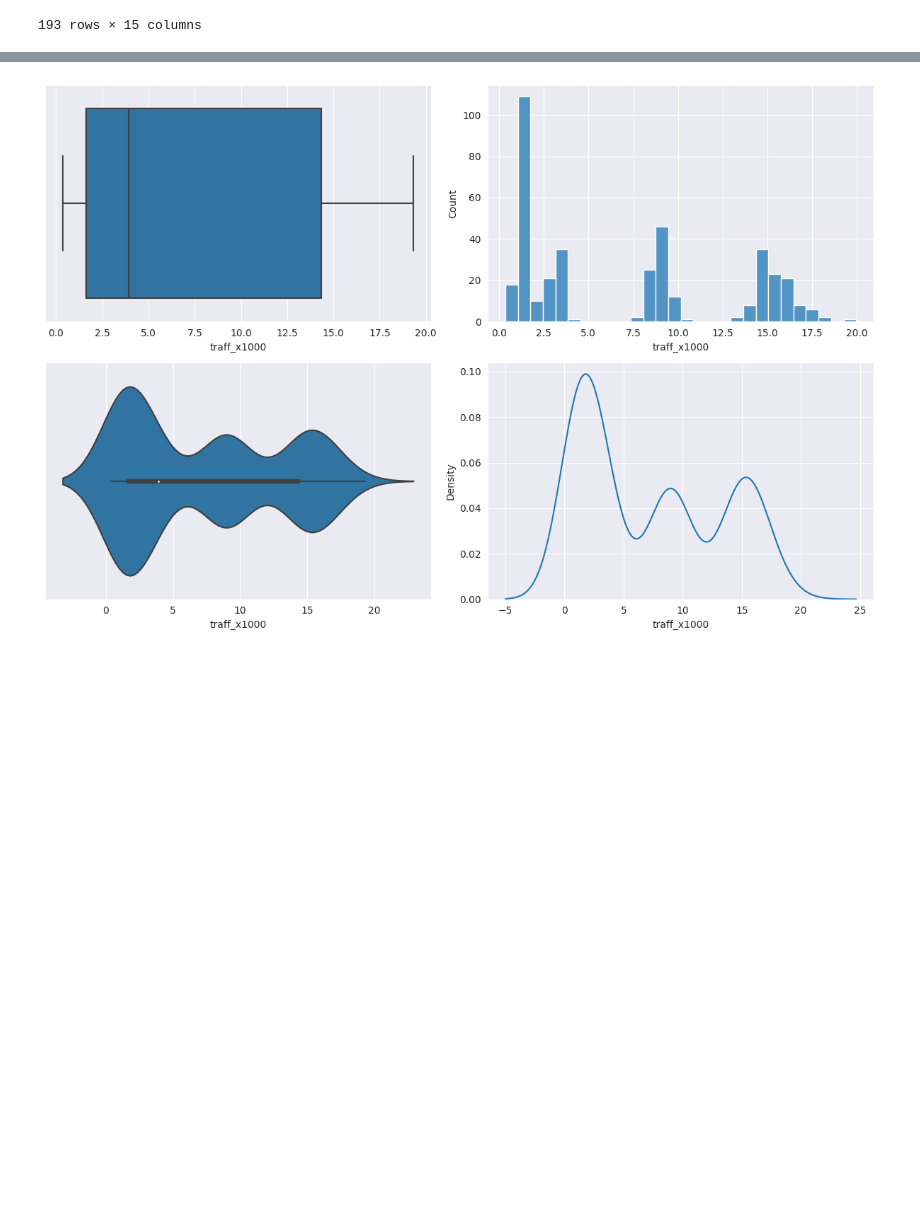
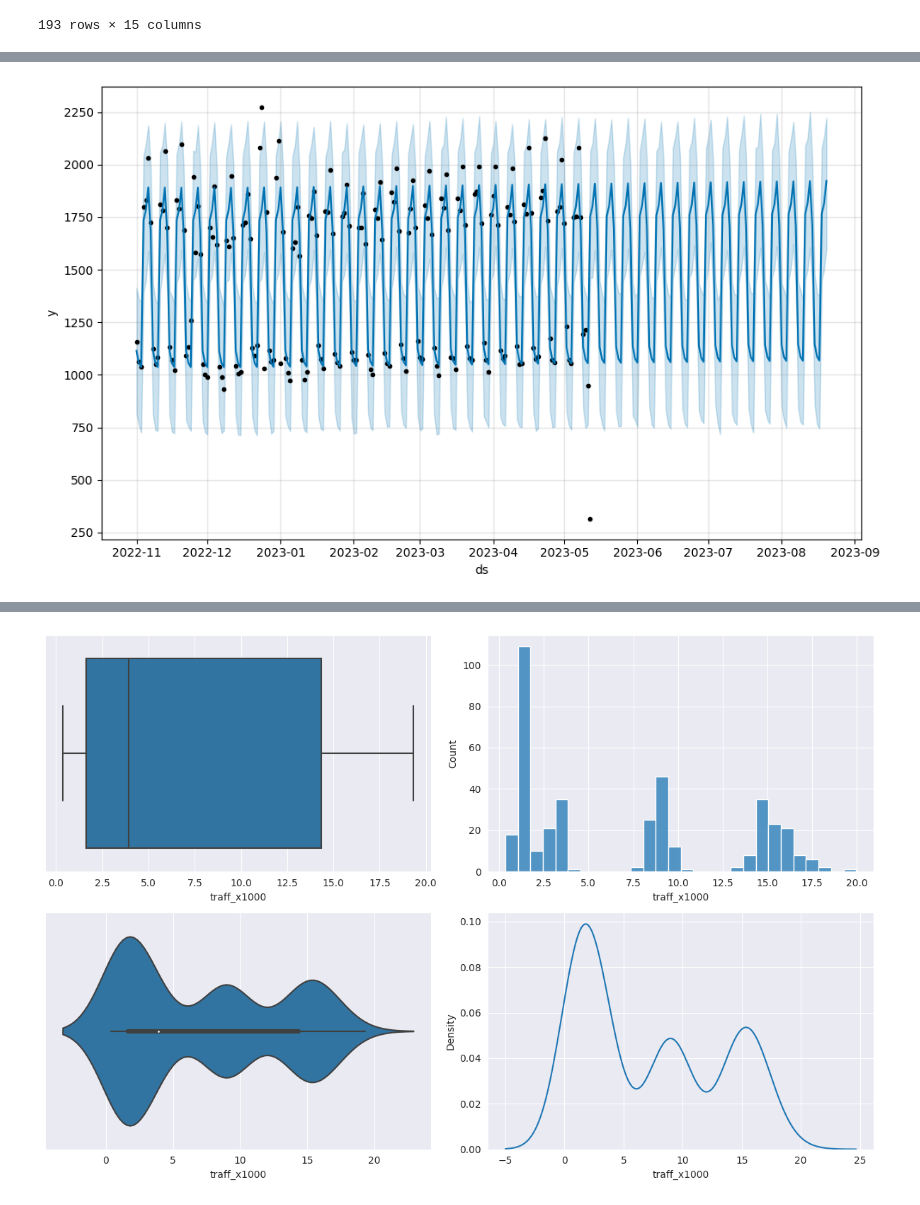
Before and after one commit to gar22891uvg/ProyectoFinalGRP4, a Jupyter notebook: GRP4ProyectoFinal_JAG.ipynb, the cells around one changed output, grey strips where cells are left out. Cells and saved outputs as stored; diff of their text form; code cells hidden in the pictures; blank space fills up the shorter version.

```diff
--- a/GRP4ProyectoFinal_JAG.ipynb
+++ b/GRP4ProyectoFinal_JAG.ipynb
@@ -226,0 +204,4 @@ INFO:cmdstanpy:Chain [1] done processing
+# %%
+plot1 = m.plot(forecast)
+# %% [output]
+[figure, added]
```
Also changed, not shown: parts of 11 cells of this notebook.
